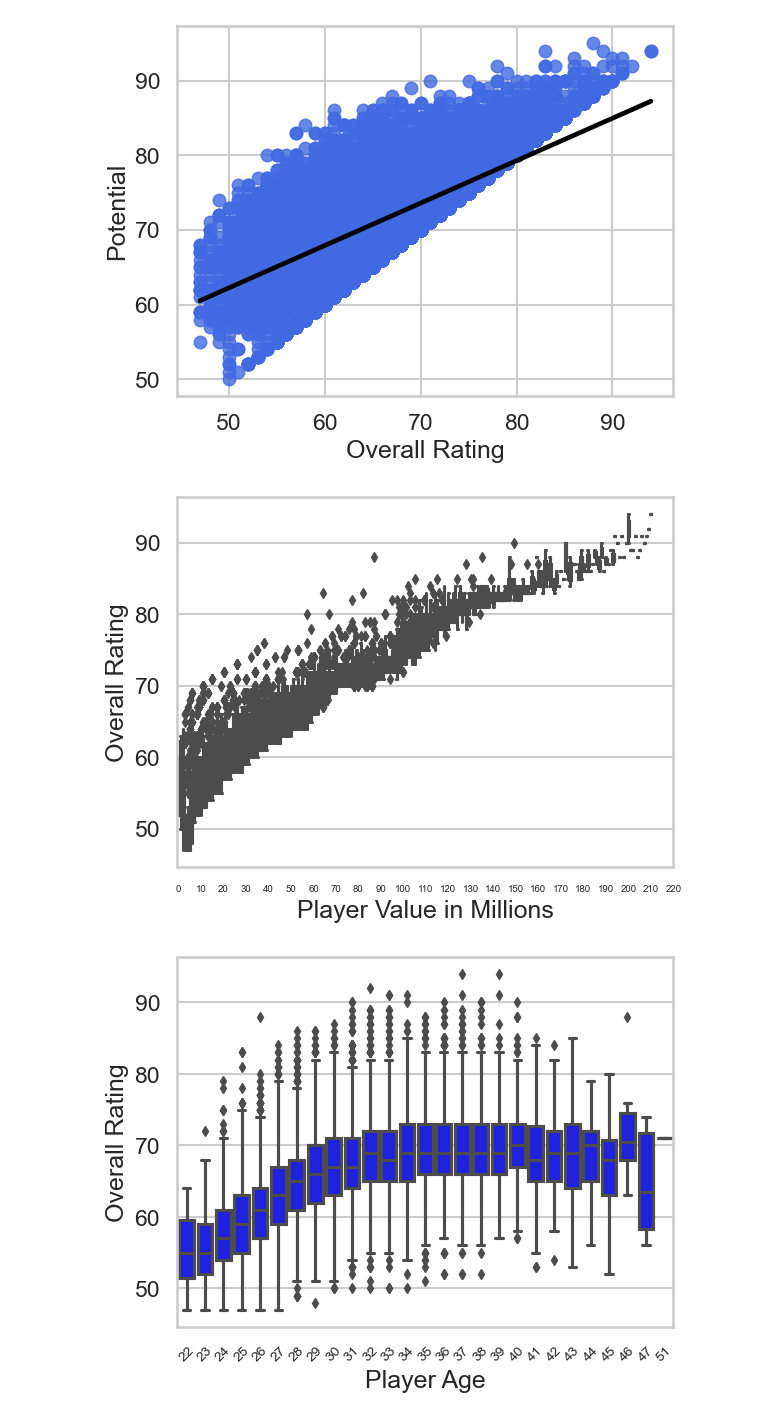
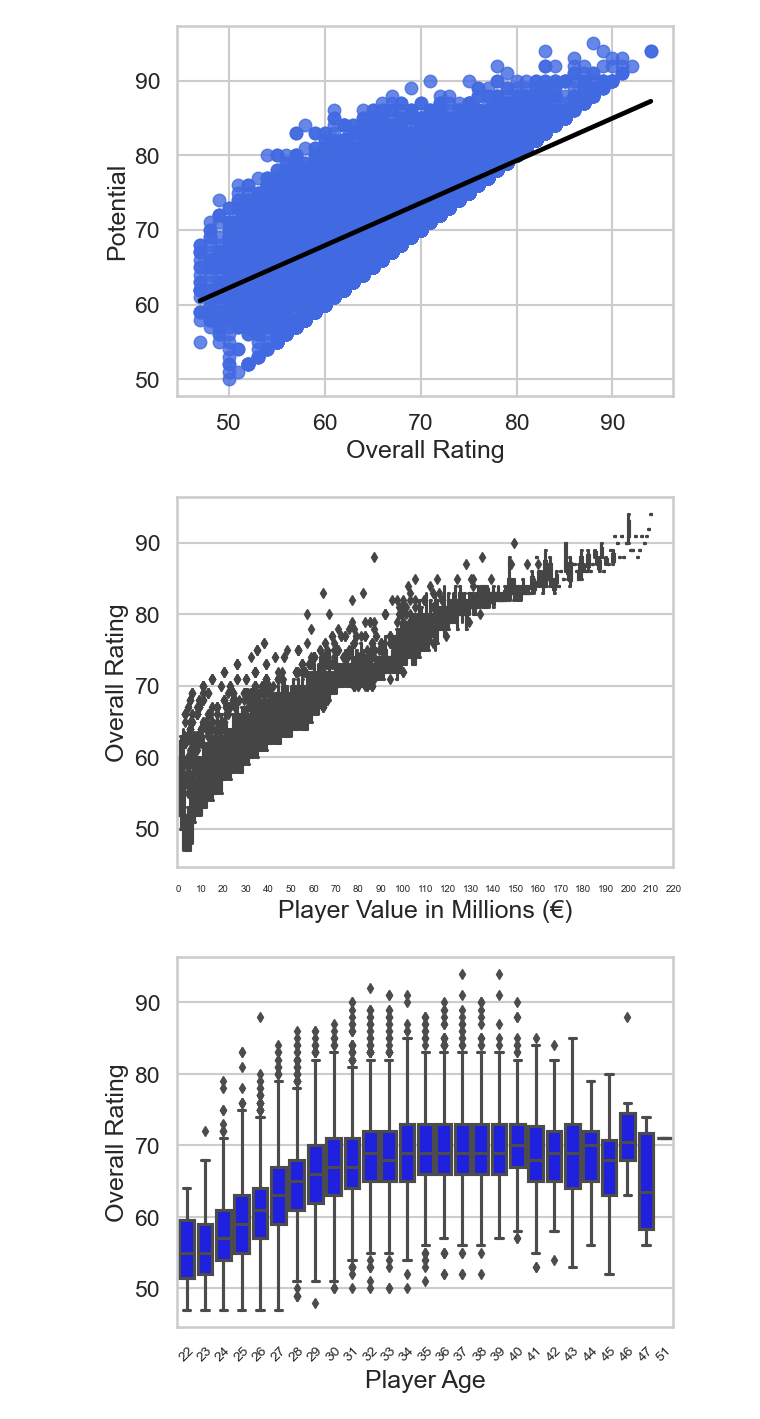
Before and after one commit to rdeshir10/Fifa_Analysis, a Jupyter notebook: footbal.ipynb, the cells around one changed output. Drawn from its saved outputs; the diff is of its cells as text; code cells hidden in the pictures.

Commit message:
minor adjustment to the plots

```diff
--- a/footbal.ipynb
+++ b/footbal.ipynb
@@ -198,20 +198,20 @@ plt.show()
 # %%
 # Boxplot on overall_rating and value_wage of the player
 # Create the boxplot with 'value_euro' values adjusted to millions
 sns.boxplot(x=all_player_df['value_euro'] / 1000000, y="overall_rating", data=all_player_df)
 
 # Customize the x-axis label with appropriate ticks
 ticks = np.arange(0, 230, 10)
 plt.xticks(ticks, labels=ticks, rotation=0, fontsize=7)
 
 # Set the custom axis labels
-plt.xlabel("Player Value in Millions")
+plt.xlabel("Player Value in Millions (€)")
 plt.ylabel("Overall Rating")
 
 # Show the plot
 plt.show()
 # %% [output]
-[figure, old version]
+[figure, new version]
 # %%
 # Boxplot on overall_rating and age of the player
 # Create boxplot
```
Also changed, not shown: parts of 1 cell of this notebook.
